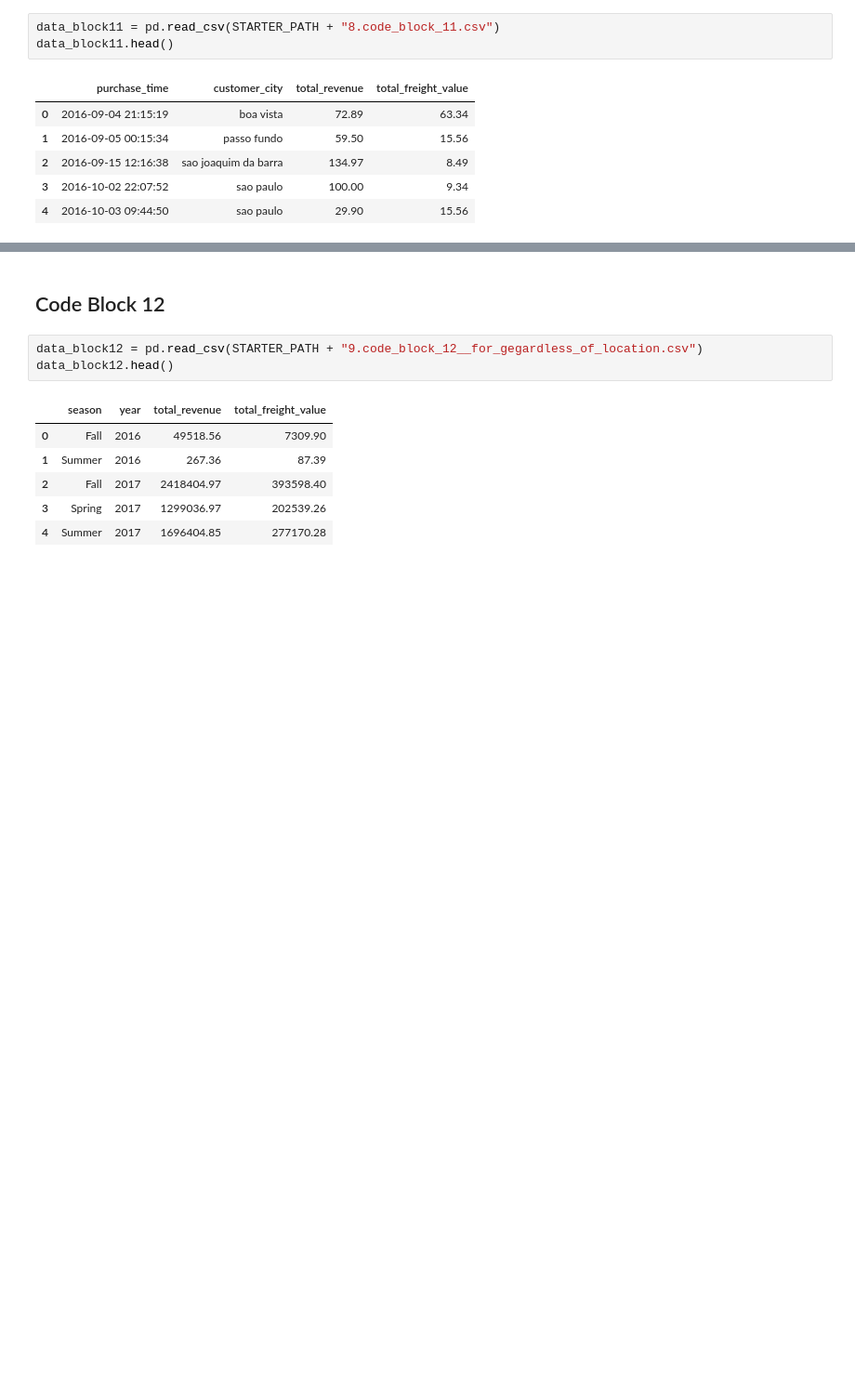
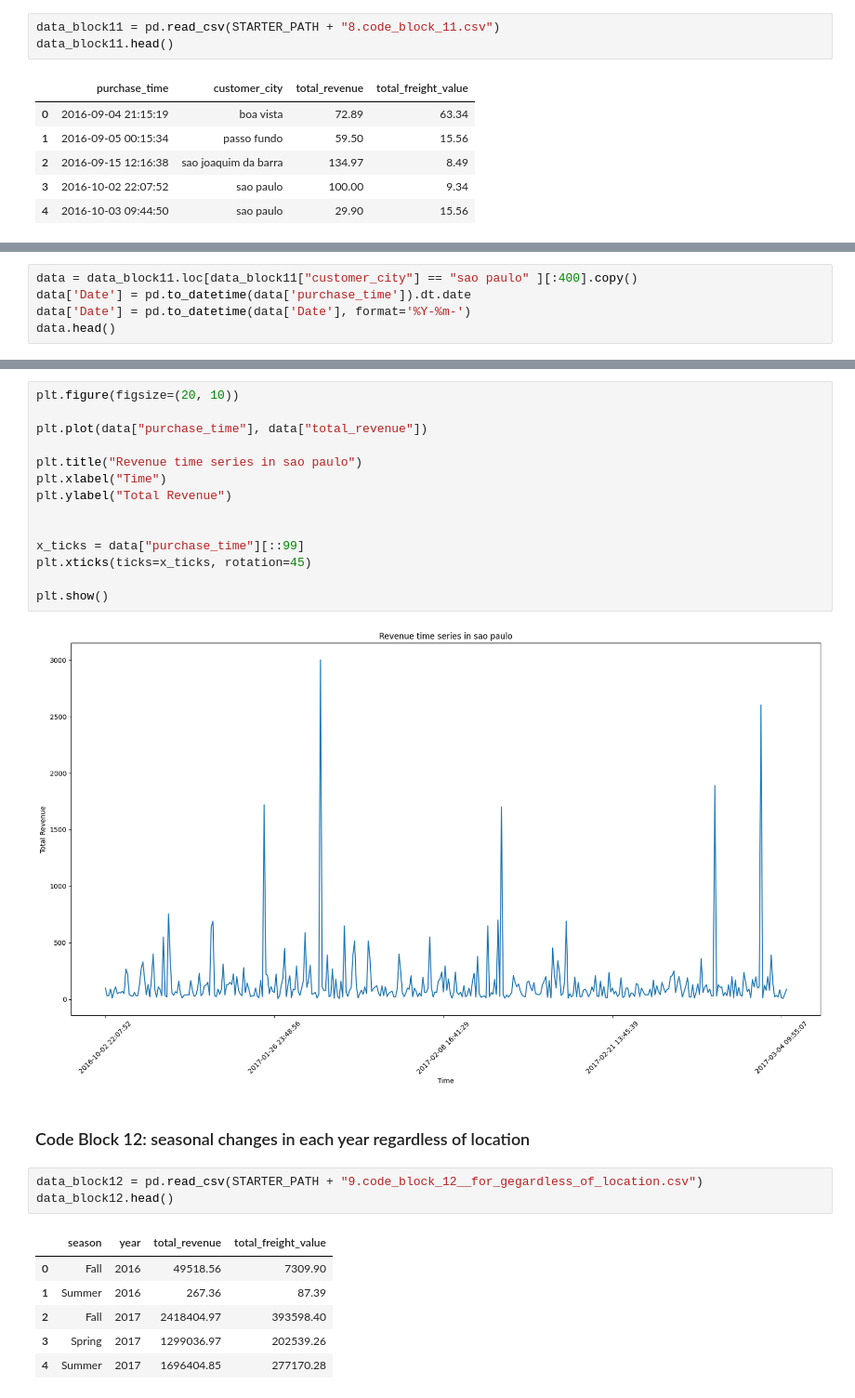
Before and after one commit to saeedshirani/ECommerce-Data-Processing-SQL-Only, a Jupyter notebook: visual.ipynb, the cells around one changed output, grey strips where cells are left out. Shown at 93% size. Saved outputs shown, nothing was run; the diff lists cells and outputs as text; blank space fills up the shorter version.

```diff
--- a/visual.ipynb
+++ b/visual.ipynb
@@ -131,0 +199,5 @@ data_block11.head()
+# %%
+data = data_block11.loc[data_block11["customer_city"] == "sao paulo" ][:400].copy()
+data['Date'] = pd.to_datetime(data['purchase_time']).dt.date
+data['Date'] = pd.to_datetime(data['Date'], format='%Y-%m-')
+data.head()
@@ -132,5 +211,21 @@ data_block11.head()
+# %%
+plt.figure(figsize=(20, 10))
+
+plt.plot(data["purchase_time"], data["total_revenue"])
+
+plt.title("Revenue time series in sao paulo")
+plt.xlabel("Time")
+plt.ylabel("Total Revenue")
+
+
+x_ticks = data["purchase_time"][::99]
+plt.xticks(ticks=x_ticks, rotation=45)
+
+plt.show()
+# %% [output]
+[figure, added]
 # %% [markdown]
-## Code Block 12
+### Code Block 12: seasonal changes in each year regardless of location
 # %%
 data_block12 = pd.read_csv(STARTER_PATH + "9.code_block_12__for_gegardless_of_location.csv")
 data_block12.head()
```
Also changed, not shown: parts of 38 cells of this notebook, 3 other files.
